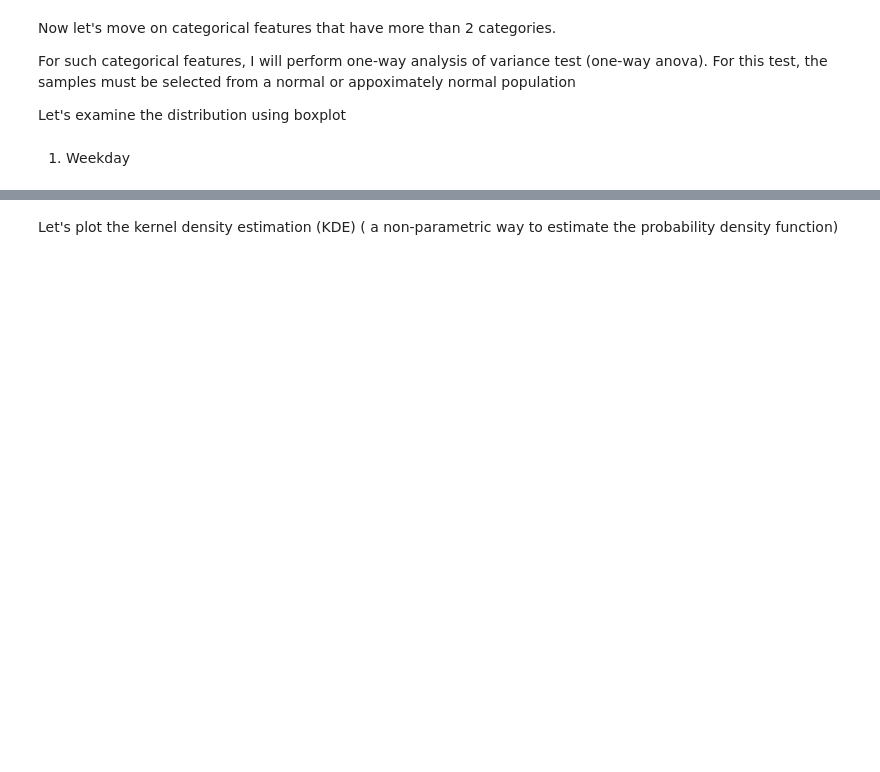
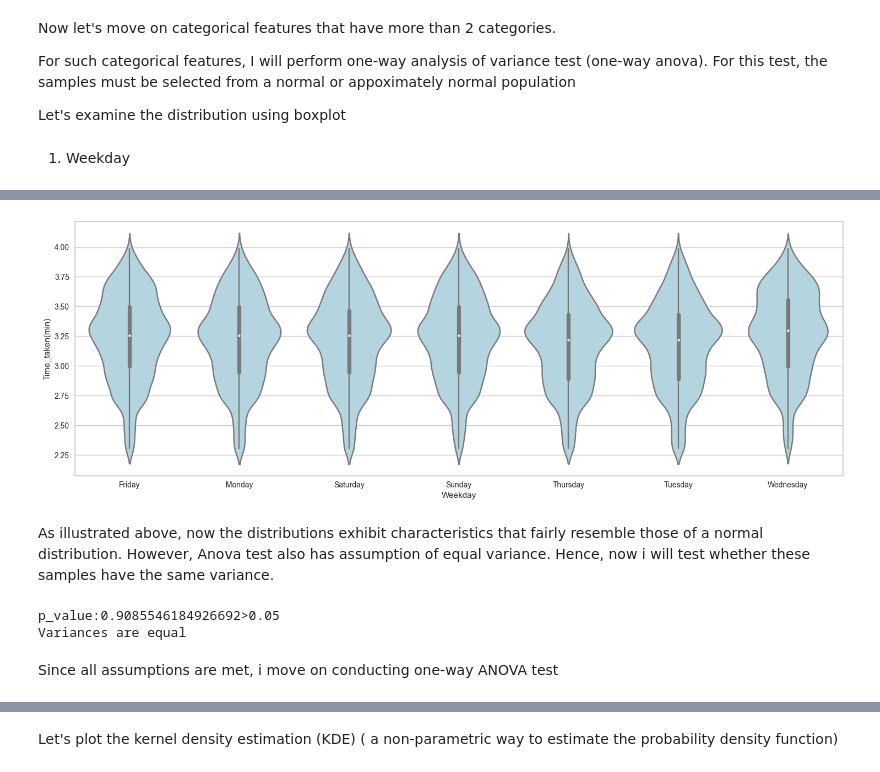
Before and after one commit to songthao1610/Food-Delivery-Time-Prediction, a Jupyter notebook: official_notebook.ipynb, the cells around one changed output, grey strips where cells are left out. Drawn from its saved outputs; the diff is of its cells as text; code cells hidden in the pictures; blank space fills up the shorter version.

```diff
--- a/official_notebook.ipynb
+++ b/official_notebook.ipynb
@@ -710,0 +665,24 @@ Index(['Delivery_person_Age', 'Delivery_person_Ratings', 'Restaurant_latitude',
+# %%
+def log_transform(cat_col, target_col=target_col, df=df_train):
+  transformed_data = pd.DataFrame()
+  transformed_data[target_col] = df.groupby(cat_col)[target_col].apply(lambda x: np.log(x))
+  transformed_data = transformed_data.explode(target_col)
+  transformed_data.reset_index(inplace=True)
+  transformed_data[target_col]=transformed_data[target_col].astype('float')
+  return transformed_data
+# %%
+transformed_data = log_transform('Weekday').copy()
+plot_violin(df=transformed_data, x='Weekday')
+# %% [output]
+[figure, added]
+# %% [markdown]
+As illustrated above, now the distributions exhibit characteristics that fairly resemble those of a normal distribution. However, Anova test also has assumption of equal variance. Hence, now i will test whether these samples have the same variance.
+# %%
+cats = [transformed_data[transformed_data['Weekday']==cat][target_col]\
+         for cat in transformed_data['Weekday'].unique()]
+check_homo(cats)
+# %% [output]
+p_value:0.9085546184926692>0.05
+Variances are equal
+# %% [markdown]
+Since all assumptions are met, i move on conducting one-way ANOVA test
```
Also changed, not shown: parts of 150 cells of this notebook.
